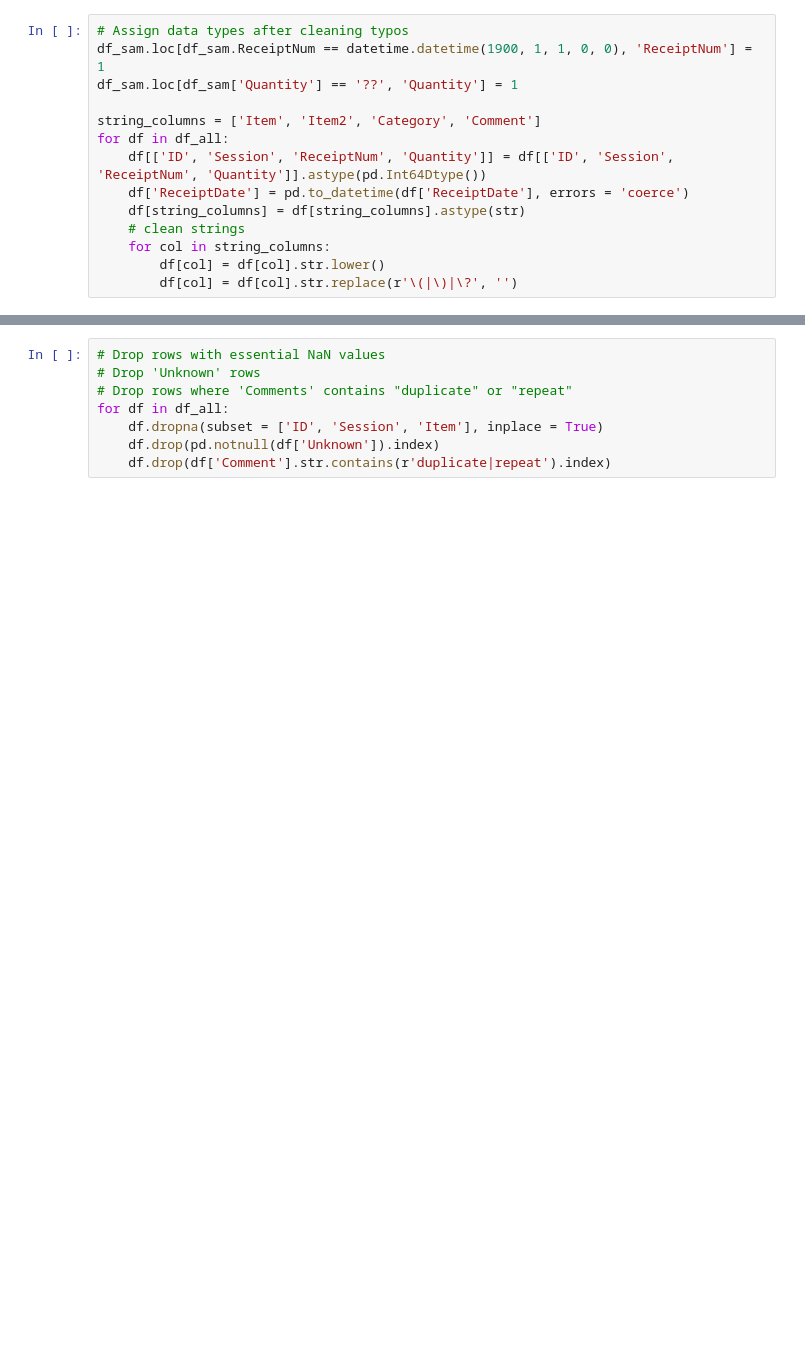
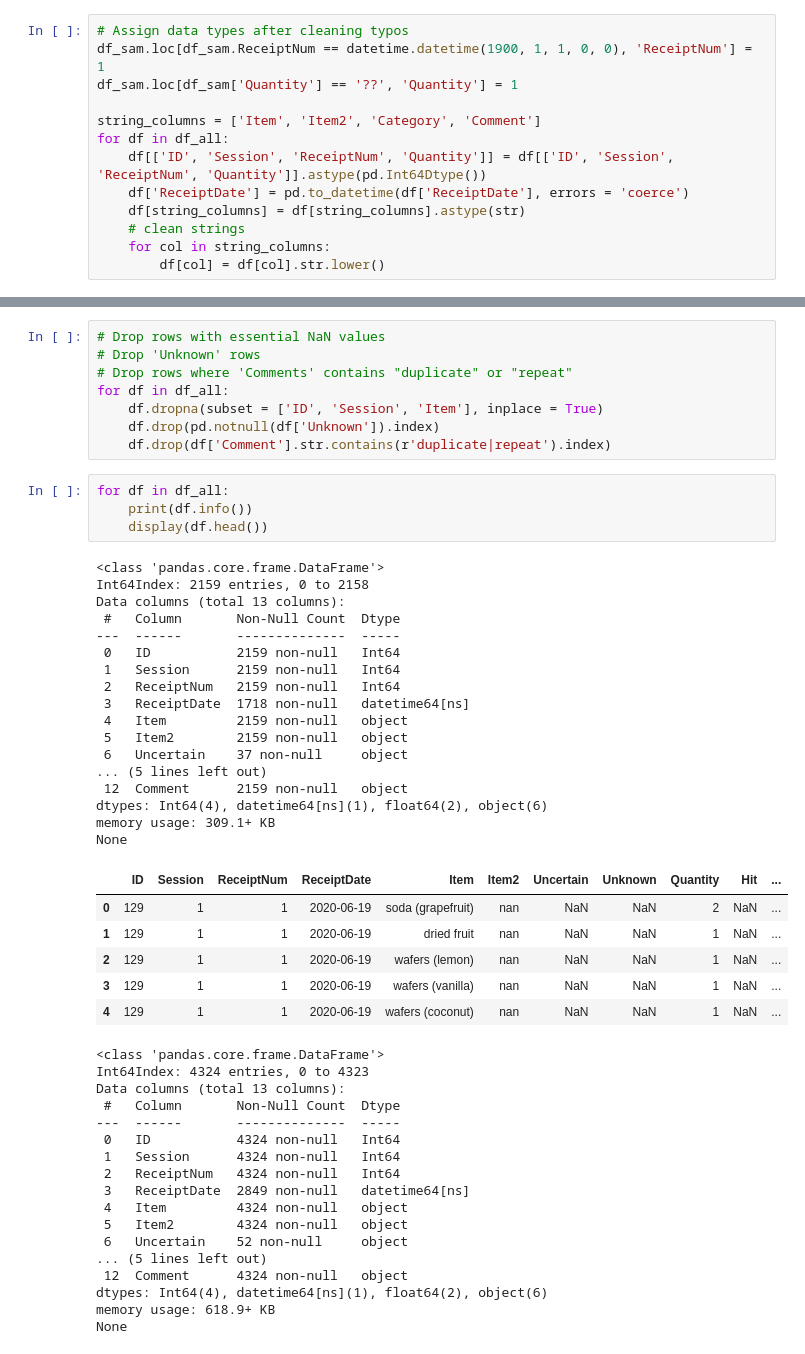
Before and after one commit to jjailer/grocery-receipt-data-cleaning, a Jupyter notebook: Scripts/data_cleaning.ipynb, the cells around one changed output, grey strips where cells are left out. Cells and saved outputs as stored; diff of their text form; blank space fills up the shorter version.

```diff
--- a/Scripts/data_cleaning.ipynb
+++ b/Scripts/data_cleaning.ipynb
@@ -32,7 +32,6 @@ for df in df_all:
     # clean strings
     for col in string_columns:
         df[col] = df[col].str.lower()
-        df[col] = df[col].str.replace(r'\(|\)|\?', '')
 # %%
 # Fill NaN values
 # when receipt number is null, assume all items came from a single basket that session
@@ -47,3 +46,48 @@ for df in df_all:
     df.dropna(subset = ['ID', 'Session', 'Item'], inplace = True)
     df.drop(pd.notnull(df['Unknown']).index)
     df.drop(df['Comment'].str.contains(r'duplicate|repeat').index)
+# %%
+for df in df_all:
+    print(df.info())
+    display(df.head())
+# %% [output]
+<class 'pandas.core.frame.DataFrame'>
+Int64Index: 2159 entries, 0 to 2158
+Data columns (total 13 columns):
+ #   Column       Non-Null Count  Dtype
+---  ------       --------------  -----
+ 0   ID           2159 non-null   Int64
+ 1   Session      2159 non-null   Int64
+ 2   ReceiptNum   2159 non-null   Int64
+ 3   ReceiptDate  1718 non-null   datetime64[ns]
+ 4   Item         2159 non-null   object
+ 5   Item2        2159 non-null   object
+ 6   Uncertain    37 non-null     object
+... (5 lines left out)
+ 12  Comment      2159 non-null   object
+dtypes: Int64(4), datetime64[ns](1), float64(2), object(6)
+memory usage: 309.1+ KB
+None
+|  | ID | Session | ReceiptNum | ReceiptDate | Item | Item2 | Uncertain | Unknown | Quantity | Hit | ... |
+| 0 | 129 | 1 | 1 | 2020-06-19 | soda (grapefruit) | nan | NaN | NaN | 2 | NaN | ... |
+| 1 | 129 | 1 | 1 | 2020-06-19 | dried fruit | nan | NaN | NaN | 1 | NaN | ... |
+| 2 | 129 | 1 | 1 | 2020-06-19 | wafers (lemon) | nan | NaN | NaN | 1 | NaN | ... |
+| 3 | 129 | 1 | 1 | 2020-06-19 | wafers (vanilla) | nan | NaN | NaN | 1 | NaN | ... |
+| 4 | 129 | 1 | 1 | 2020-06-19 | wafers (coconut) | nan | NaN | NaN | 1 | NaN | ... |
+<class 'pandas.core.frame.DataFrame'>
+Int64Index: 4324 entries, 0 to 4323
+Data columns (total 13 columns):
+ #   Column       Non-Null Count  Dtype
+---  ------       --------------  -----
+ 0   ID           4324 non-null   Int64
+ 1   Session      4324 non-null   Int64
+ 2   ReceiptNum   4324 non-null   Int64
+ 3   ReceiptDate  2849 non-null   datetime64[ns]
+ 4   Item         4324 non-null   object
+ 5   Item2        4324 non-null   object
+ 6   Uncertain    52 non-null     object
+... (5 lines left out)
+ 12  Comment      4324 non-null   object
+dtypes: Int64(4), datetime64[ns](1), float64(2), object(6)
+memory usage: 618.9+ KB
+None
```
Also changed, not shown: parts of 2 cells of this notebook, 4 other files.
